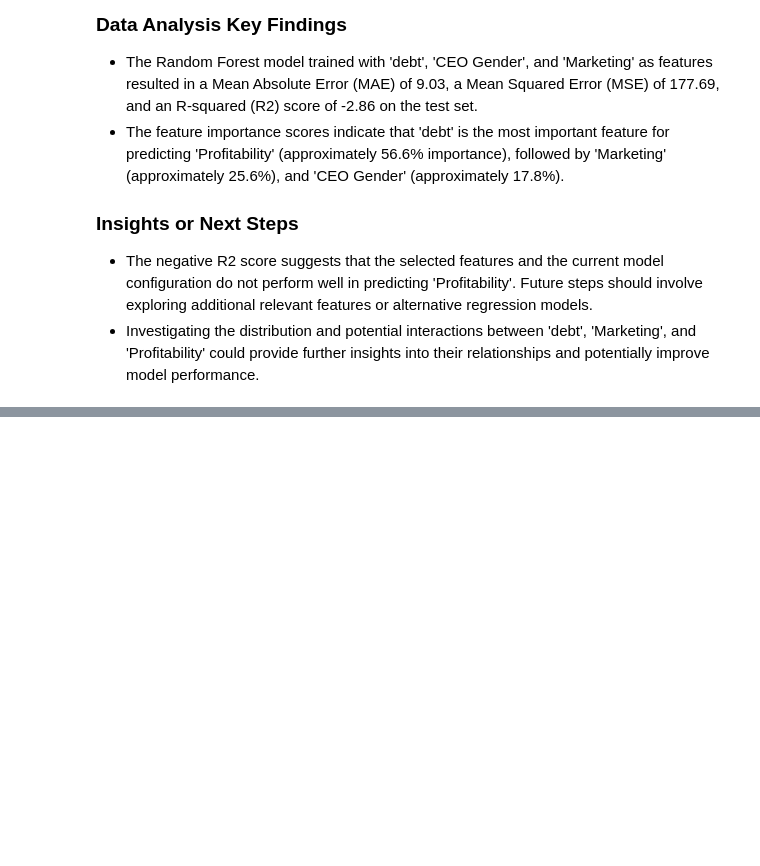
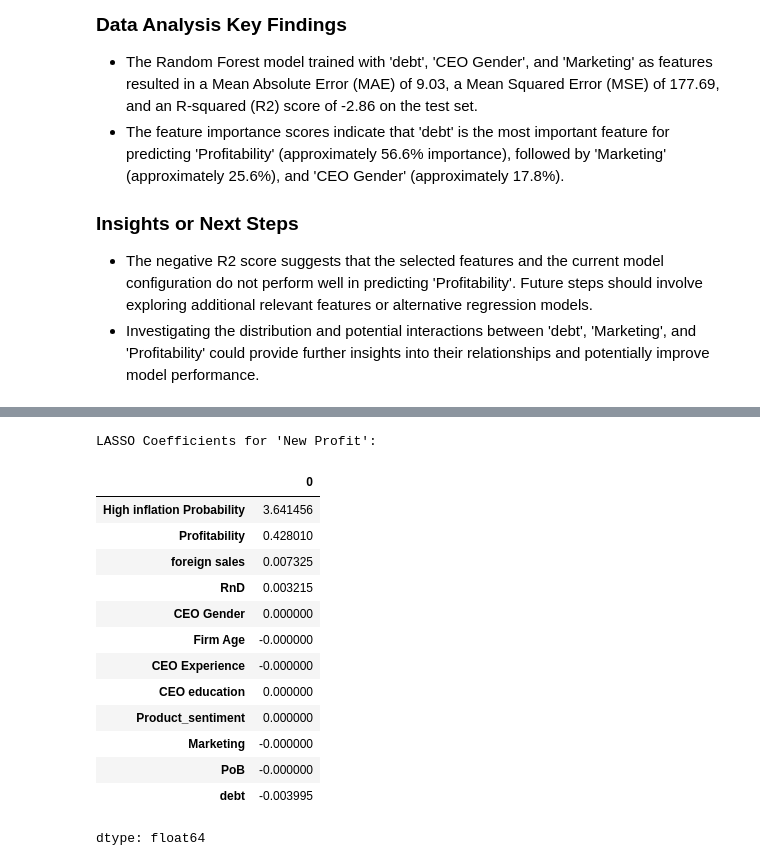
Before and after one commit to ashleyak7/MSCI-151-week-1-workshops, a Jupyter notebook: CW4_AAK.ipynb, the cells around one changed output, grey strips where cells are left out. Drawn from its saved outputs; the diff is of its cells as text; code cells hidden in the pictures; blank space fills up the shorter version.

```diff
--- a/CW4_AAK.ipynb
+++ b/CW4_AAK.ipynb
@@ -546,0 +693,33 @@ PoB               -0.129722 -0.388438  0.138884 -0.017722 -0.120575
+# %%
+from sklearn.linear_model import Lasso
+import pandas as pd
+
+# Assuming X_high_inflation and y_high_inflation are already defined
+
+# Initialize and fit the LASSO model
+# You might need to tune the alpha parameter based on your data
+lasso_high_inflation = Lasso(alpha=0.1, random_state=42) # alpha is the regularization strength
+lasso_high_inflation.fit(X_high_inflation, y_high_inflation)
+
+# Get the coefficients
+lasso_coefficients_high_inflation = pd.Series(lasso_high_inflation.coef_, index=X_high_inflation.columns)
+
+# Print the coefficients
+print("LASSO Coefficients for 'New Profit':")
+display(lasso_coefficients_high_inflation.sort_values(ascending=False))
+# %% [output]
+LASSO Coefficients for 'New Profit':
+|  | 0 |
+| High inflation Probability | 3.641456 |
+| Profitability | 0.428010 |
+| foreign sales | 0.007325 |
+| RnD | 0.003215 |
+| CEO Gender | 0.000000 |
+| Firm Age | -0.000000 |
+| CEO Experience | -0.000000 |
+| CEO education | 0.000000 |
+| Product_sentiment | 0.000000 |
+| Marketing | -0.000000 |
+| PoB | -0.000000 |
+| debt | -0.003995 |
+dtype: float64
```
Also changed, not shown: parts of 5 cells of this notebook.
